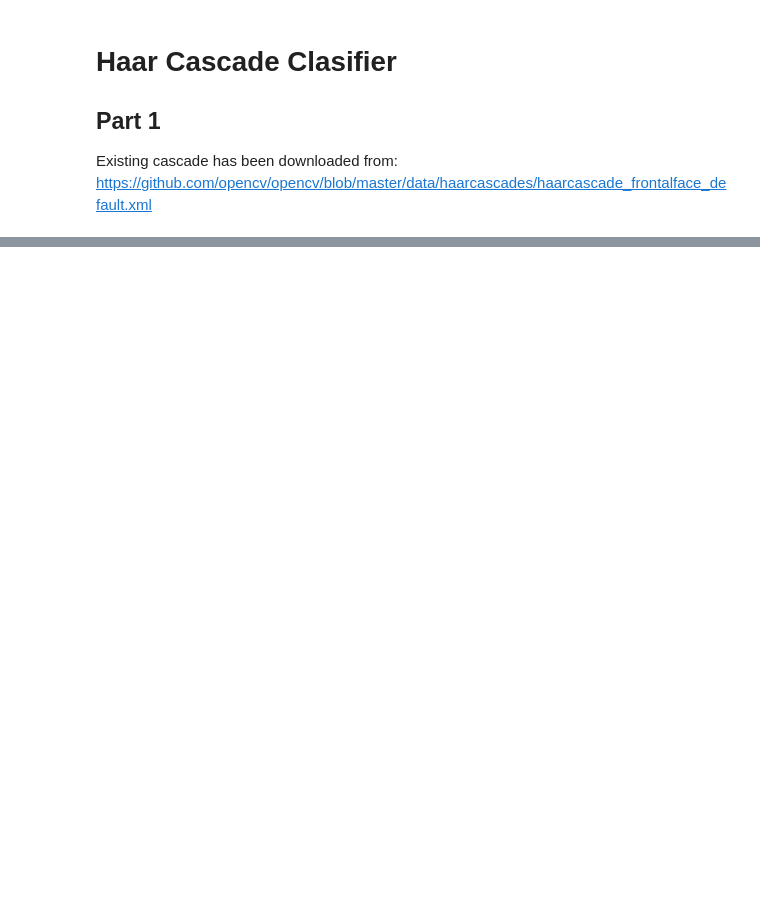
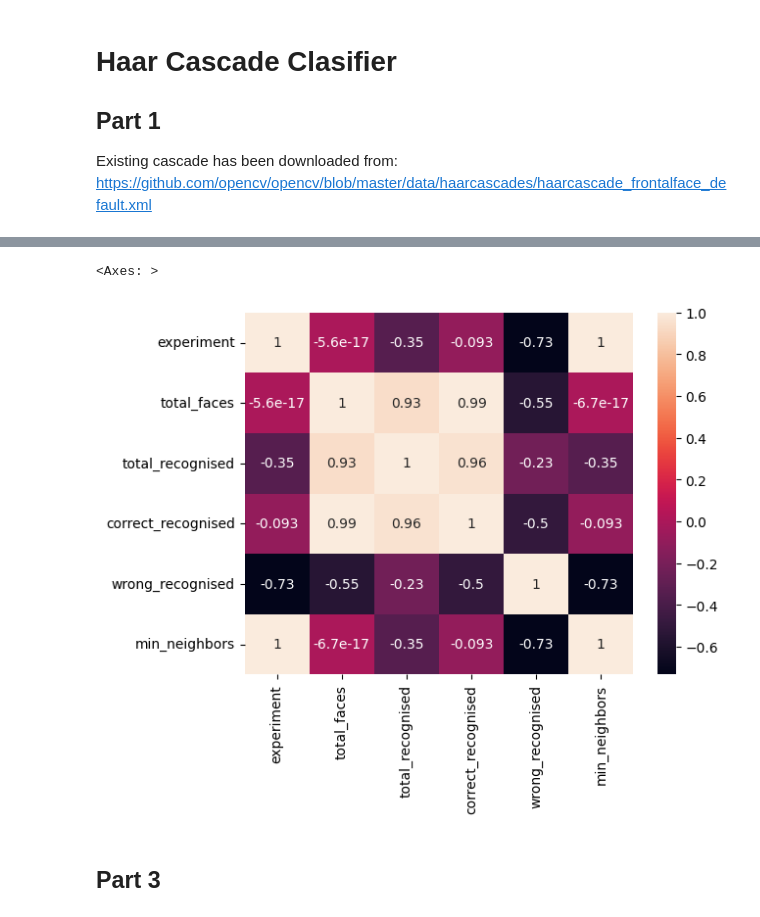
Before and after one commit to WellKnownDedication/video-and-image-proccessing, a Jupyter notebook: src/Haar Clasifier/Haar Cascade Clasifier.ipynb, the cells around one changed output, grey strips where cells are left out. Drawn from its saved outputs; the diff is of its cells as text; code cells hidden in the pictures; blank space fills up the shorter version.

```diff
--- a/src/Haar Clasifier/Haar Cascade Clasifier.ipynb
+++ b/src/Haar Clasifier/Haar Cascade Clasifier.ipynb
@@ -87,0 +203,5 @@ exit code  0
+# %%
+exp_2 = pd.read_csv("../../data/haar_clasifier/exp_2/results.csv")
+exp_2["min_neighbors"] = min_neighbors + min_neighbors
+print(exp_2.info())
+exp_2
@@ -87,0 +241,7 @@ exit code  0
+# %%
+sns.heatmap(exp_2.drop(['base_image'], axis=1).corr(), annot=True)
+# %% [output]
+<Axes: >
+[figure, added]
+# %% [markdown]
+## Part 3
```
Also changed, not shown: parts of 12 cells of this notebook, 1 other file.
